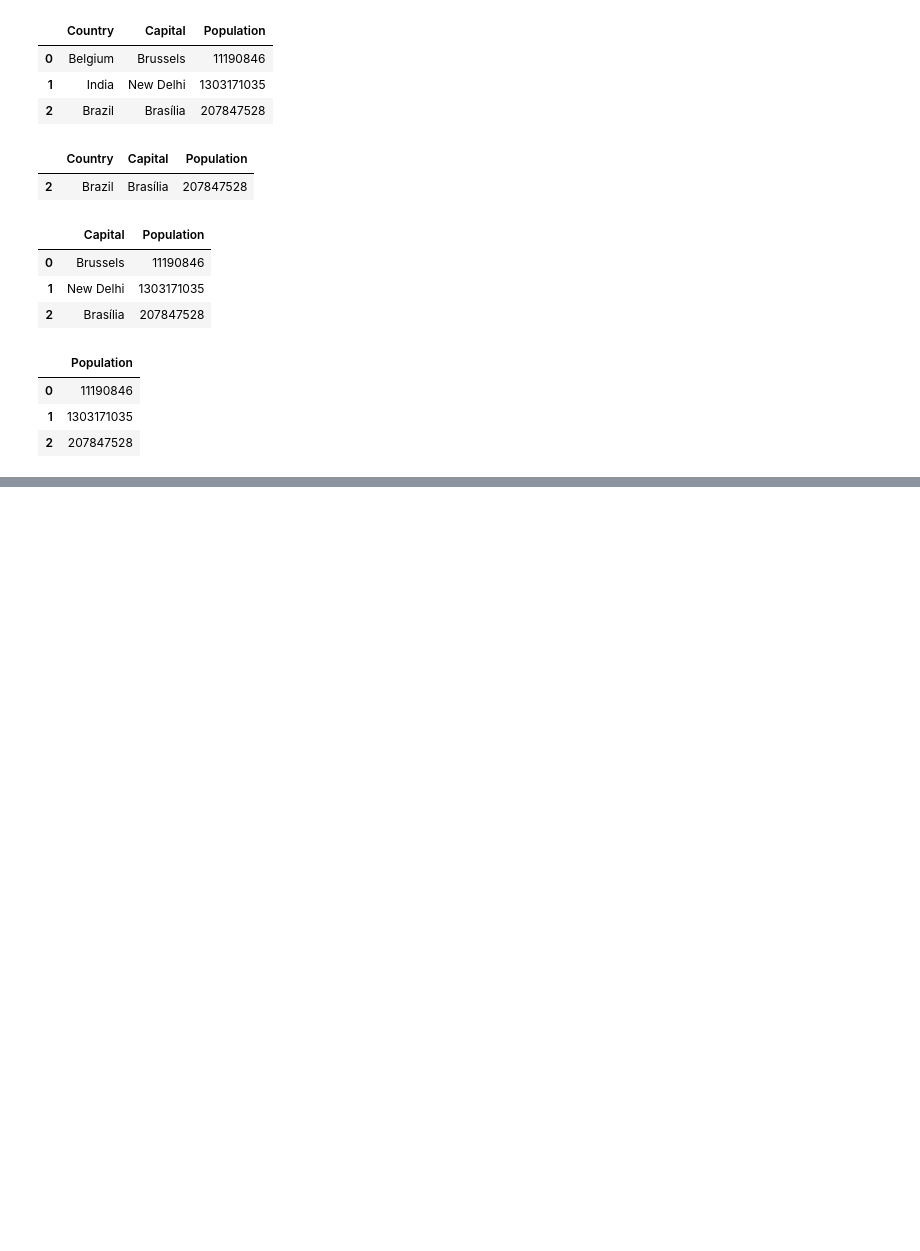
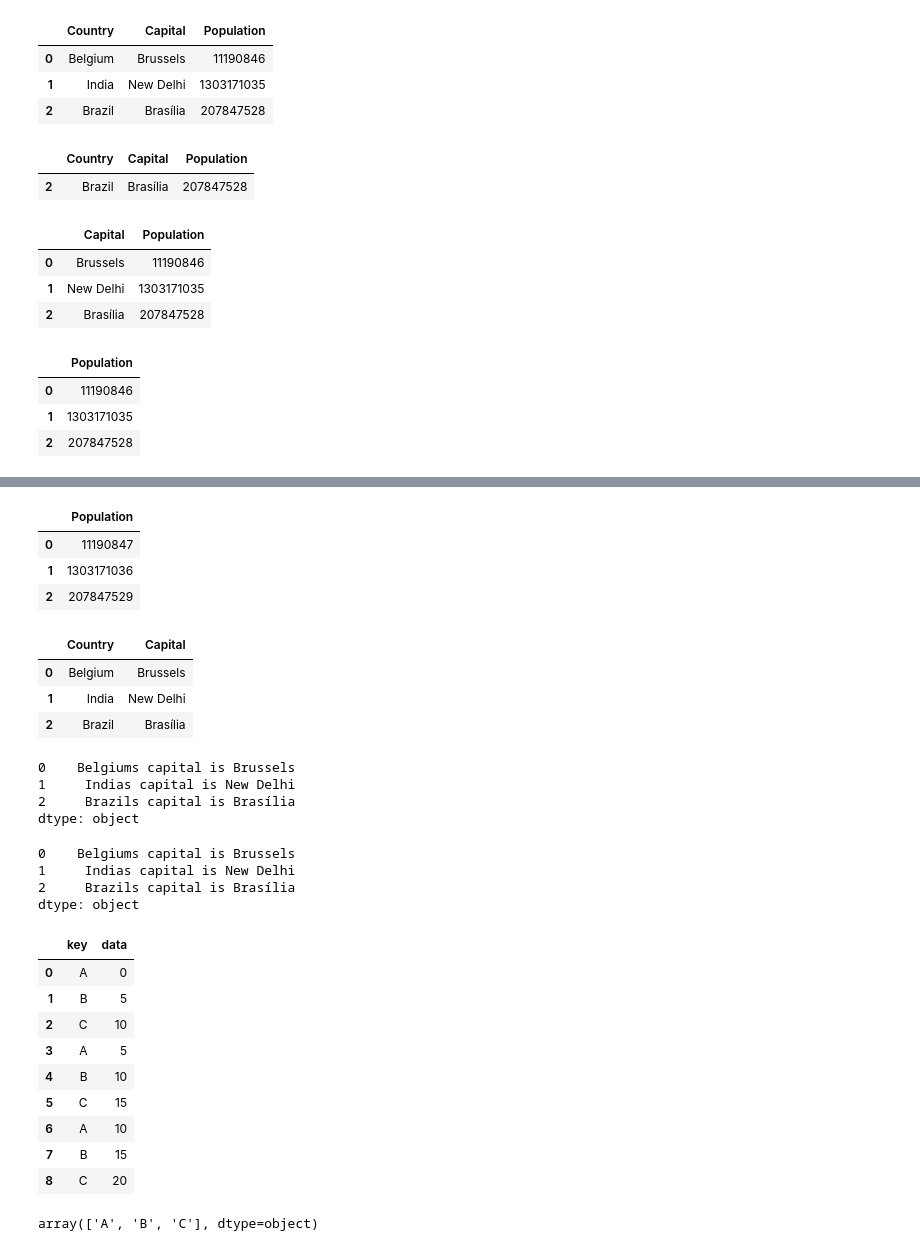
Before and after one commit to gyoungseok/100_Days_of_Python_Udemy, a Jupyter notebook: pandas/pandas_practice.ipynb, the cells around one changed output, grey strips where cells are left out. Cells and saved outputs as stored; diff of their text form; code cells hidden in the pictures; blank space fills up the shorter version.

```diff
--- a/pandas/pandas_practice.ipynb
+++ b/pandas/pandas_practice.ipynb
@@ -557,0 +681,29 @@ df.drop(['Country', 'Capital'], axis=1)
+# %%
+df.loc[:, 'Population':'Population'].apply(lambda x: x + 1)
+# %% [output]
+|  | Population |
+| 0 | 11190847 |
+| 1 | 1303171036 |
+| 2 | 207847529 |
+# %%
+# 여러 개의 요소를 활용하는 경우
+df.loc[:, 'Country':'Capital']
+# %% [output]
+|  | Country | Capital |
+| 0 | Belgium | Brussels |
+| 1 | India | New Delhi |
+| 2 | Brazil | Brasília |
+# %%
+df.loc[:, 'Country':'Capital'].apply(lambda x: x['Country'] + 's capital is ' + x['Capital'], axis=1)
+# %% [output]
+0    Belgiums capital is Brussels
+1     Indias capital is New Delhi
+2     Brazils capital is Brasília
+dtype: object
+# %%
+df.loc[:, 'Country':'Capital'].apply(lambda x: x[0] + 's capital is ' + x[1], axis=1)
+# %% [output]
+0    Belgiums capital is Brussels
+1     Indias capital is New Delhi
+2     Brazils capital is Brasília
+dtype: object
@@ -557,0 +714,19 @@ df.drop(['Country', 'Capital'], axis=1)
+# %%
+df = pd.DataFrame({'key':['A','B','C','A','B','C','A','B','C'],
+                   'data': [0, 5, 10, 5, 10, 15, 10, 15, 20]})
+df
+# %% [output]
+|  | key | data |
+| 0 | A | 0 |
+| 1 | B | 5 |
+| 2 | C | 10 |
+| 3 | A | 5 |
+| 4 | B | 10 |
+| 5 | C | 15 |
+| 6 | A | 10 |
+| 7 | B | 15 |
+| 8 | C | 20 |
+# %%
+df['key'].unique()
+# %% [output]
+array(['A', 'B', 'C'], dtype=object)
```
Also changed, not shown: parts of 20 cells of this notebook.
